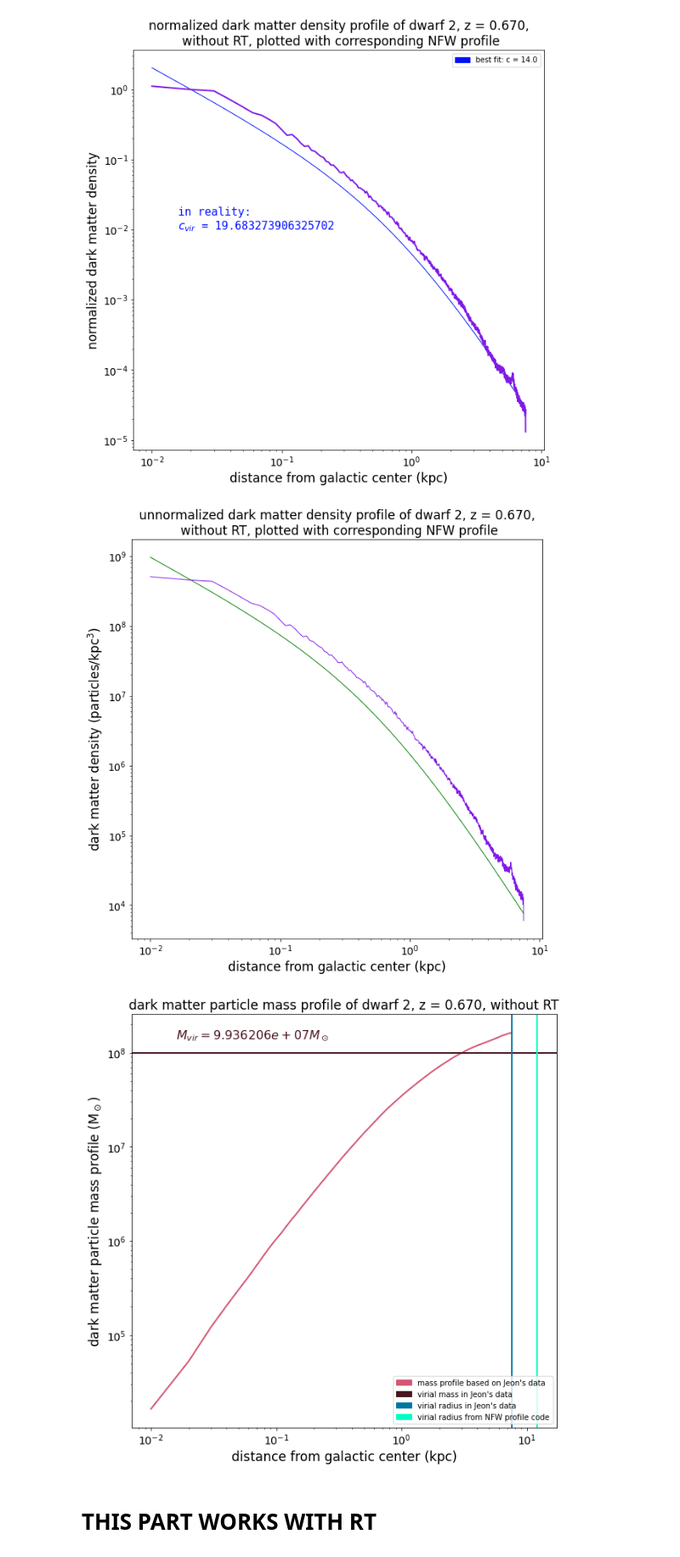
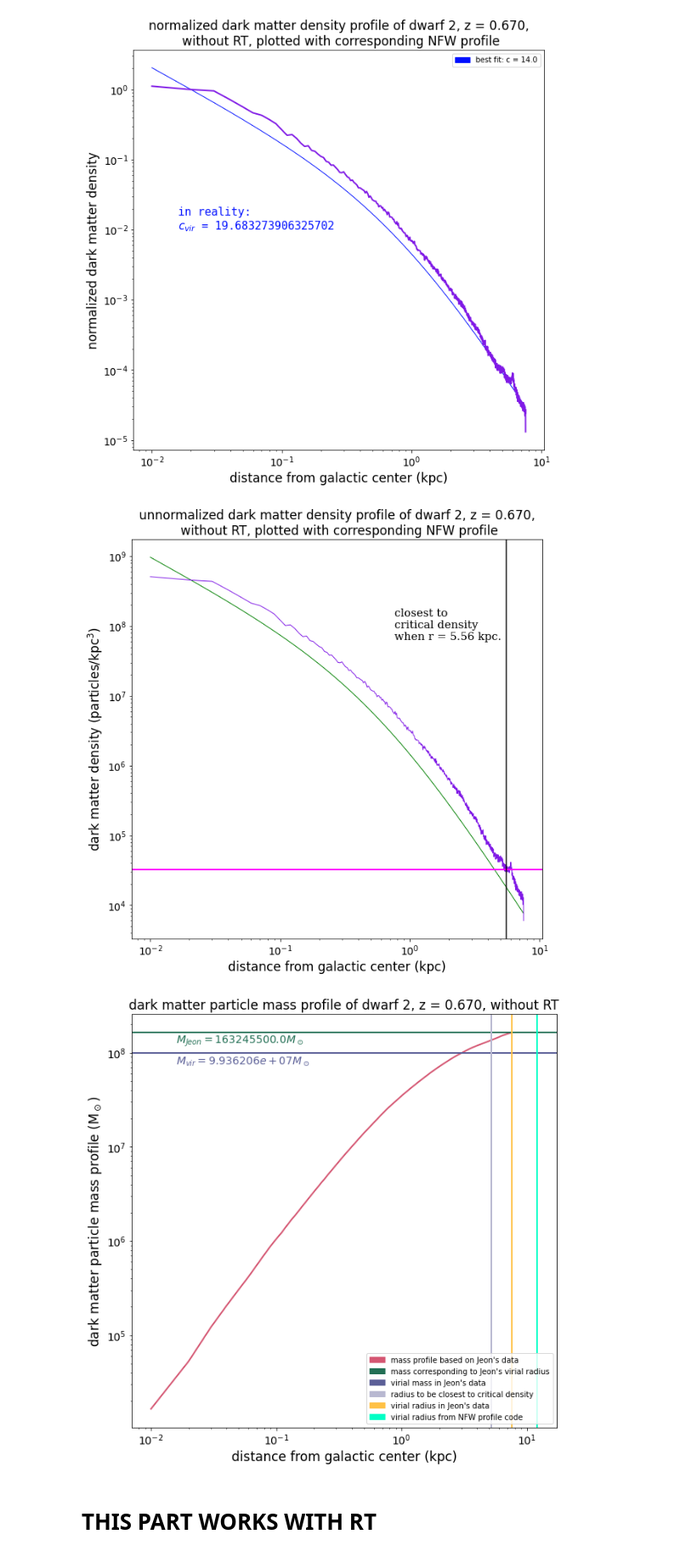
Before and after one commit to nguyenbinh1612/Binh_UFD, a Jupyter notebook: fit-with-NFW-dwarf2.ipynb, the cells around one changed output. Shown: that part at 85% size. Drawn from its saved outputs; the diff is of its cells as text; code cells hidden in the pictures.

Commit message:
completed all the mass profiles!!!!

```diff
--- a/fit-with-NFW-dwarf2.ipynb
+++ b/fit-with-NFW-dwarf2.ipynb
@@ -159,12 +159,20 @@ for radius_value in rad_array250_noRT:
     density_profile250_noRT[i] = how_many_particles / shell_volume
     i += 1
 
+rho_crit = 200 * 161.7
+deviation_from_rho_crit = abs(density_profile250_noRT * 500 - rho_crit)
+index = np.where(deviation_from_rho_crit == min(deviation_from_rho_crit))
+radius_at_rho_crit = rad_array250_noRT[index][0]
+result = "closest to\ncritical density\nwhen r = " + str(radius_at_rho_crit) + " kpc."
+
 density_profile7 = halo7.rho(radius7)
 
 plt.figure(figsize=(10, 10))
 
 plt.plot(radius7, density_profile7, color='green', linewidth=1)
 plt.plot(radius7, density_profile250_noRT * 500, color=(0.5, 0.1, 0.9, 1), linewidth=1)
+plt.axhline(rho_crit, color='#FF00FF', linewidth=2)
+plt.axvline(radius_at_rho_crit, color='black')
 
 plt.xlabel('distance from galactic center (kpc)', fontsize=17)
 plt.ylabel('dark matter density (particles/kpc$^3$)', fontsize=17) # using LATEX here!
@@ -174,48 +182,56 @@ plt.xscale('log')
 plt.yscale('log')
 
 plt.title('unnormalized dark matter density profile of dwarf 2, z = 0.670,\n without RT, plotted with corresponding NFW profile', loc='center', fontsize=17)
+plt.text(10**-0.12, 10**7.8, result, \
+         fontsize=15, color='black', fontfamily='serif')
 
 plt.show()
 # %% [output]
-[figure, old version]
+[figure, new version]
 # %%
 # plotting the mass profile at this redshift
 
 mass_profile250_noRT = np.zeros(np.size(rad_array250_noRT))
 h = 0
 for radius_value in rad_array250_noRT:
     particles = np.where((r250_noRT < (radius_value + 0.01)))
     how_many_particles = np.size(particles)
     mass_profile250_noRT[h] = how_many_particles * 500
     h += 1
 
 plt.figure(figsize=(10,10))
 
 plt.plot(radius7, mass_profile250_noRT, color='#D55672', linewidth=2)
-plt.axhline(9.936206e+07, color='#481620', linewidth=2)
-plt.axvline(7.555876e+03 * 0.001, color='#0075A2', linewidth=2)
+plt.axhline(mass_profile250_noRT[np.size(mass_profile250_noRT) - 1], color='#226F54', linewidth=2)
+plt.axhline(9.936206e+07, color='#5B5F97', linewidth=2)
+plt.axvline(radius_at_rho_crit, color='#B8B8D1', linewidth=2)
+plt.axvline(7.555876e+03 * 0.001, color='#FFC145', linewidth=2)
 plt.axvline(halo7.r_vir(), color='#00FFC5', linewidth=2)
 legend1 = mpatches.Patch(color='#D55672', label="mass profile based on Jeon's data")
-legend2 = mpatches.Patch(color='#481620', label="virial mass in Jeon's data")
-legend3 = mpatches.Patch(color='#0075A2', label="virial radius in Jeon's data")
-legend4 = mpatches.Patch(color='#00FFC5', label="virial radius from NFW profile code")
+legend2 = mpatches.Patch(color='#226F54', label="mass corresponding to Jeon's virial radius")
+legend3 = mpatches.Patch(color='#5B5F97', label="virial mass in Jeon's data")
+legend4 = mpatches.Patch(color='#B8B8D1', label="radius to be closest to critical density")
+legend5 = mpatches.Patch(color='#FFC145', label="virial radius in Jeon's data")
+legend6 = mpatches.Patch(color='#00FFC5', label="virial radius from NFW profile code")
 
-plt.legend(handles=[legend1, legend2, legend3, legend4], loc='lower right')
+plt.legend(handles=[legend1, legend2, legend3, legend4, legend5, legend6], loc='lower right')
 
 plt.xlabel('distance from galactic center (kpc)', fontsize=17)
 plt.ylabel('dark matter particle mass profile (M$_\odot$)', fontsize=17) # using LATEX here!
 plt.xticks(fontsize=14)
 plt.yticks(fontsize=14)
 plt.xscale('log')
 plt.yscale('log')
 
 plt.title('dark matter particle mass profile of dwarf 2, z = 0.670, without RT', loc='center', fontsize=17)
-plt.text(10**-1.8, 10**8.15, '''$M_{vir} = 9.936206e+07 M_\odot$''', \
-         fontsize=16, color='#481620')
+plt.text(10**-1.8, 10**8.1, '''$M_{Jeon} = ''' + str(mass_profile250_noRT[np.size(mass_profile250_noRT) - 1]) + \
+         '''M_\odot$''', fontsize=14, color='#226F54')
+plt.text(10**-1.8, 10**7.88, '''$M_{vir} = 9.936206e+07 M_\odot$''', \
+         fontsize=14, color='#5B5F97')
 
 plt.show()
 # %% [output]
-[figure, old version]
+[figure, new version]
 # %% [markdown]
 # THIS PART WORKS WITH RT
 # %%
```
Also changed, not shown: parts of 6 cells of this notebook.
